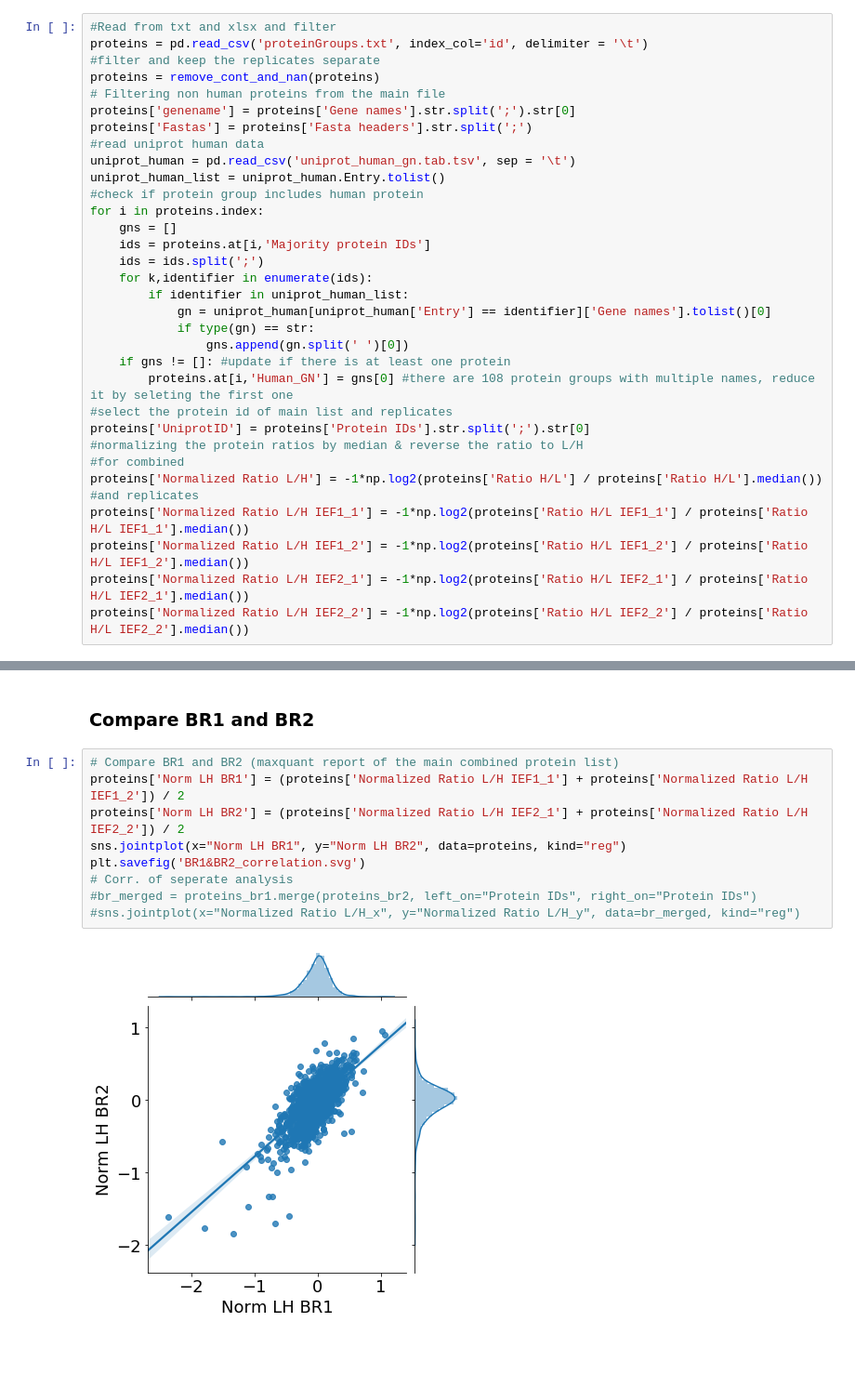
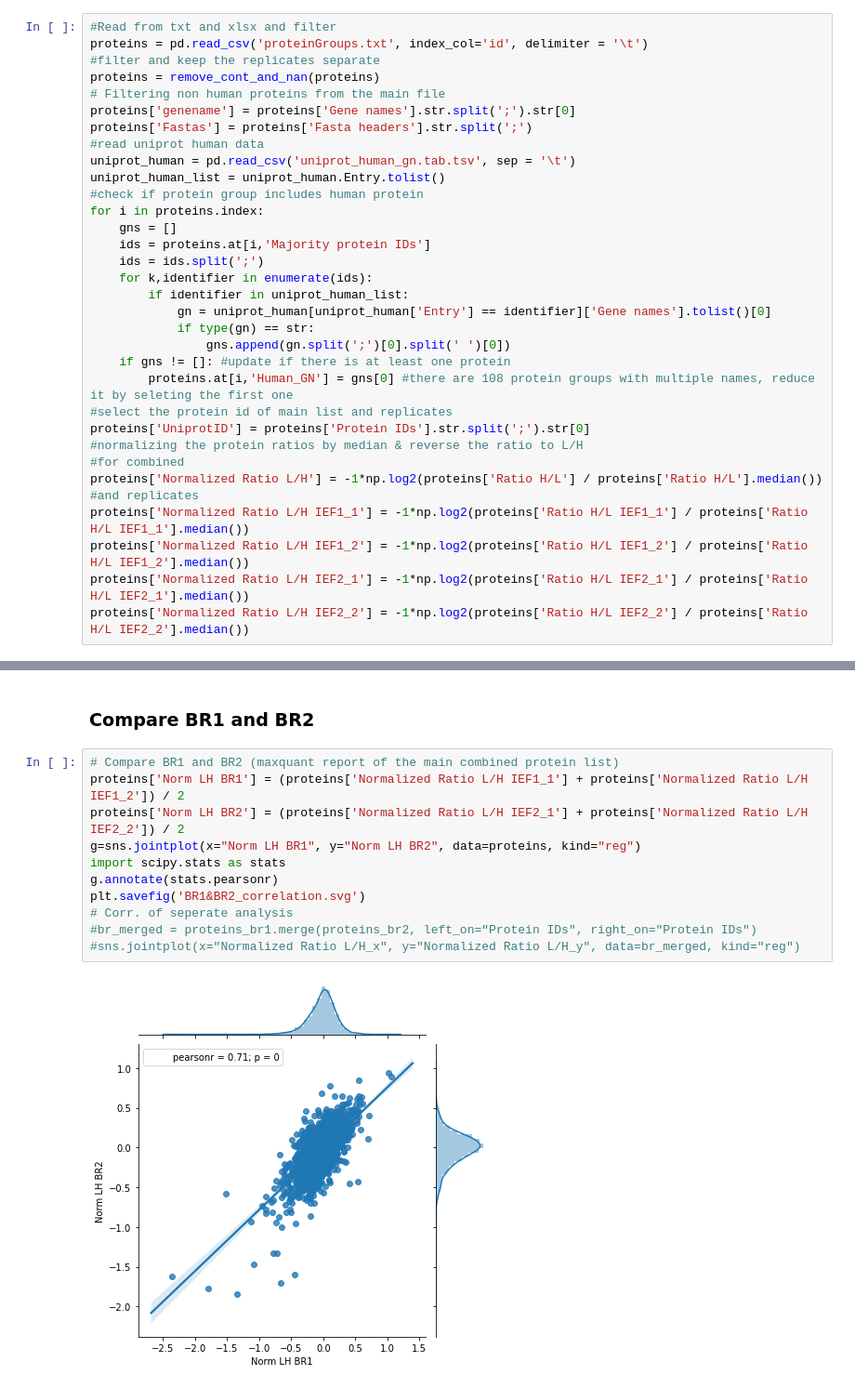
Before and after one commit to esanal/pcdh_notebook, a Jupyter notebook: analysis.ipynb, the cells around one changed output, grey strips where cells are left out. Shown: that part at 93% size. Saved outputs shown, nothing was run; the diff lists cells and outputs as text; blank space fills up the shorter version.

```diff
--- a/analysis.ipynb
+++ b/analysis.ipynb
@@ -30,7 +30,7 @@ for i in proteins.index:
         if identifier in uniprot_human_list:
             gn = uniprot_human[uniprot_human['Entry'] == identifier]['Gene names'].tolist()[0]
             if type(gn) == str:
-                gns.append(gn.split(' ')[0])
+                gns.append(gn.split(';')[0].split(' ')[0])
     if gns != []: #update if there is at least one protein
         proteins.at[i,'Human_GN'] = gns[0] #there are 108 protein groups with multiple names, reduce it by seleting the first one
 #select the protein id of main list and replicates
@@ -175,11 +172,13 @@ sns.jointplot(x="Normalized Ratio L/H IEF2_1", y="Normalized Ratio L/H IEF2_2",
 # %%
 # Compare BR1 and BR2 (maxquant report of the main combined protein list)
 proteins['Norm LH BR1'] = (proteins['Normalized Ratio L/H IEF1_1'] + proteins['Normalized Ratio L/H IEF1_2']) / 2
 proteins['Norm LH BR2'] = (proteins['Normalized Ratio L/H IEF2_1'] + proteins['Normalized Ratio L/H IEF2_2']) / 2
-sns.jointplot(x="Norm LH BR1", y="Norm LH BR2", data=proteins, kind="reg")
+g=sns.jointplot(x="Norm LH BR1", y="Norm LH BR2", data=proteins, kind="reg")
+import scipy.stats as stats
+g.annotate(stats.pearsonr)
 plt.savefig('BR1&BR2_correlation.svg')
 # Corr. of seperate analysis
 #br_merged = proteins_br1.merge(proteins_br2, left_on="Protein IDs", right_on="Protein IDs")
 #sns.jointplot(x="Normalized Ratio L/H_x", y="Normalized Ratio L/H_y", data=br_merged, kind="reg")
 # %% [output]
-[figure, old version]
+[figure, new version]
```
Also changed, not shown: parts of 7 cells of this notebook, 9 other files.
